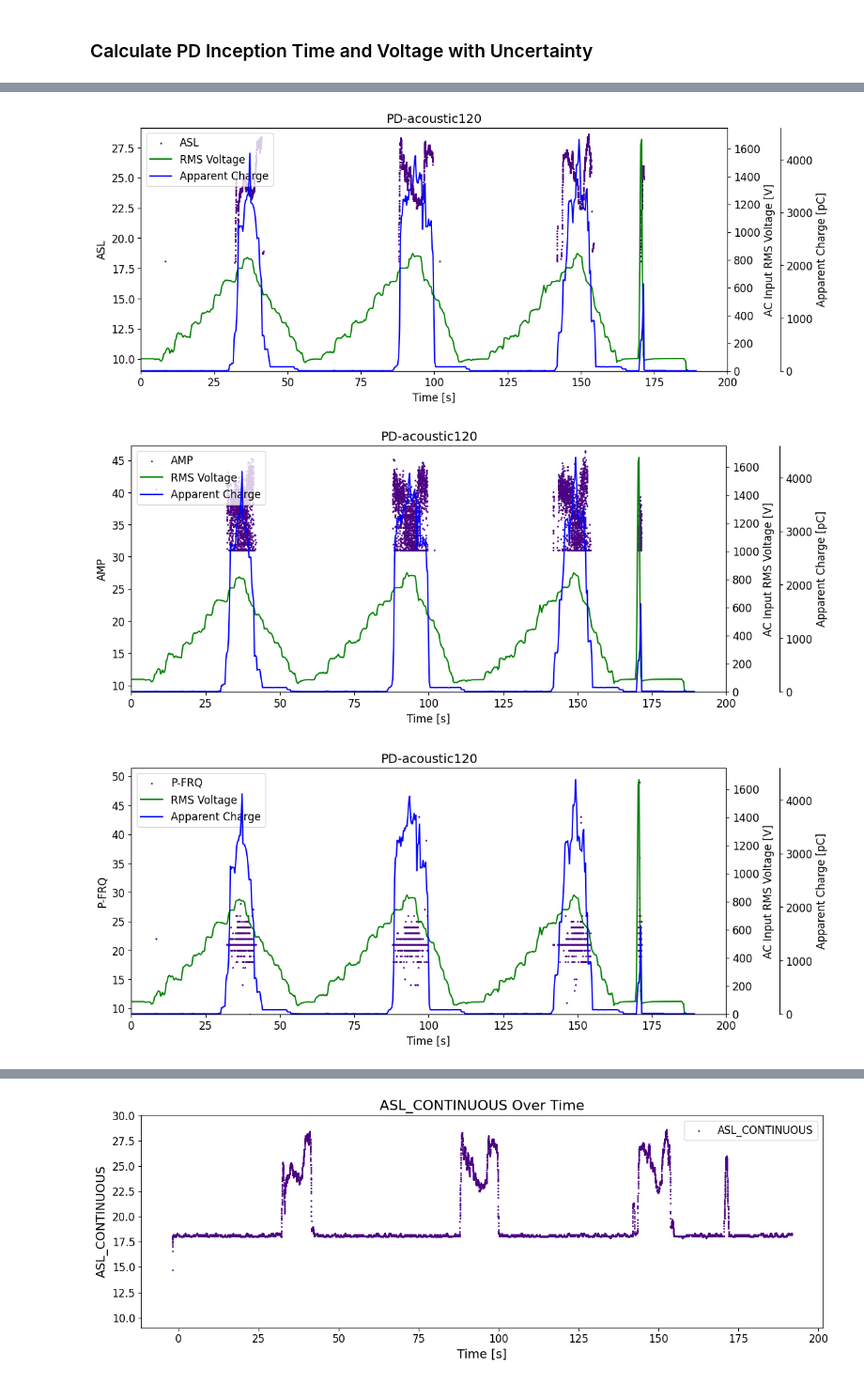
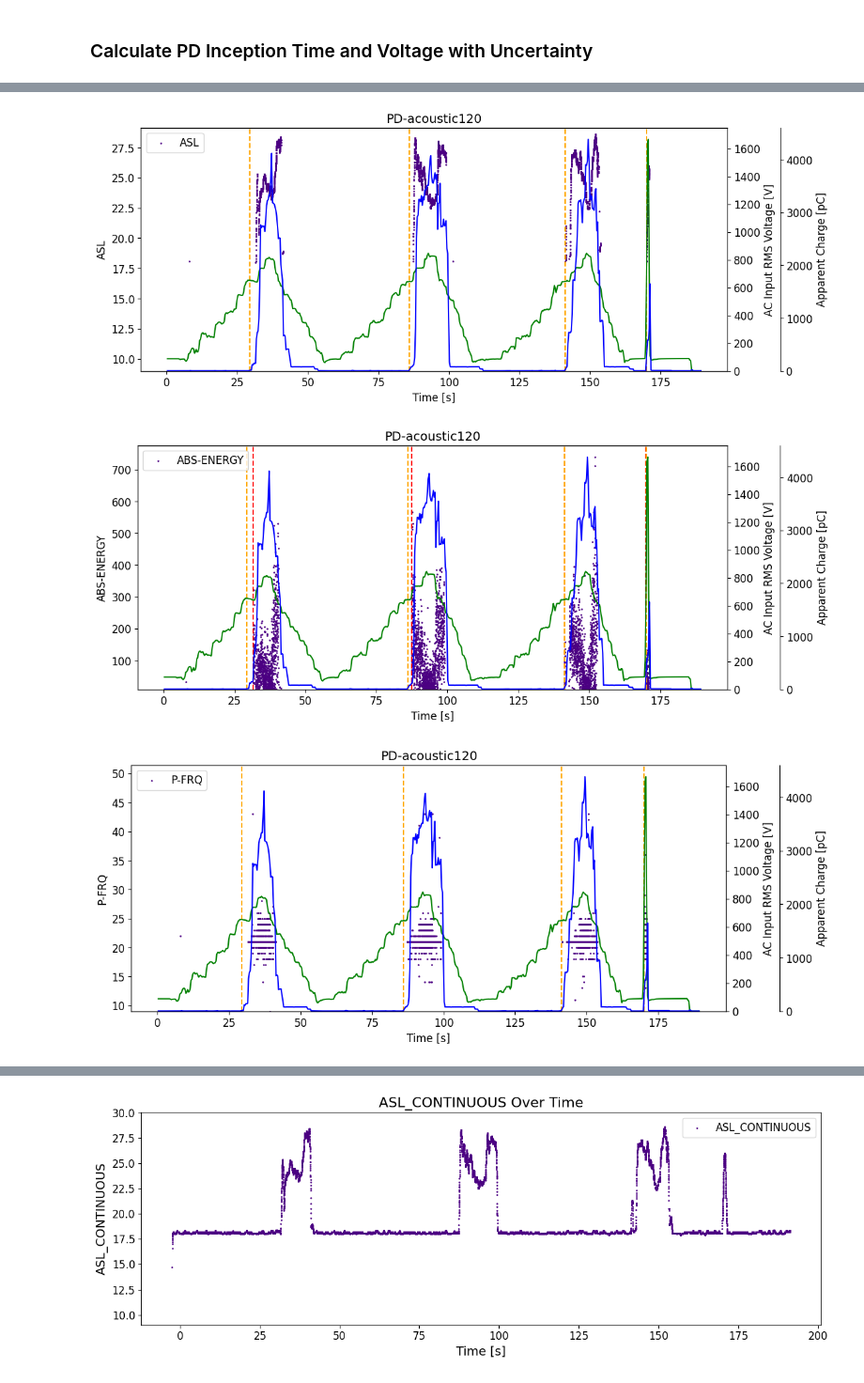
Before and after one commit to spier16/NED3-acoustic-analysis, a Jupyter notebook: Mistras/combined_mistras_MPD_analysis.ipynb, the cells around one changed output, grey strips where cells are left out. Shown at 94% size. Saved outputs shown, nothing was run; the diff lists cells and outputs as text; code cells hidden in the pictures.

```diff
--- a/Mistras/combined_mistras_MPD_analysis.ipynb
+++ b/Mistras/combined_mistras_MPD_analysis.ipynb
@@ -1169,19 +1171,23 @@ plot_single_AE_feature(
     width=12,
     height=5,
     title=folder_name,
-    ae_ymin=9
+    ae_ymin=9,
+    # PDI_times_ae=ae_inceptions,
+    PDI_times_elec=elec_inceptions,
     # vertical_line_time=13.85,
     # time_error=expected_user_error
 )
 
 plot_single_AE_feature(
     mistras_df,
-    {'name': 'AMP', 'plot_type': 'scatter'},
+    {'name': 'ABS-ENERGY', 'plot_type': 'scatter'},
     time_range=time_range,
     width=12,
     height=5,
     title=folder_name,
-    ae_ymin=9
+    ae_ymin=9,
+    PDI_times_ae=ae_inceptions,
+    PDI_times_elec=elec_inceptions,
     # vertical_line_time=13.85,
     # time_error=expected_user_error
 )
@@ -1193,7 +1199,9 @@ plot_single_AE_feature(
     width=12,
     height=5,
     title=folder_name,
-    ae_ymin=9
+    ae_ymin=9,
+    # PDI_times_ae=ae_inceptions,
+    PDI_times_elec=elec_inceptions,
     # vertical_line_time=13.85,
     # time_error=expected_user_error
 )
@@ -1201,33 +1209,36 @@ plot_single_AE_feature(
 plot_single_AE_feature(
     mistras_tdd_df,
     {'name': 'ASL_CONTINUOUS', 'plot_type': 'line'},
     time_range=time_range,
     # time_range=(15,75),
     width=12,
     height=5,
     title=folder_name,
     ae_ymin=9,
+    PDI_times_ae=ae_inceptions,
+    PDI_times_elec=elec_inceptions,
     # vertical_line_time=41.884317,
     time_error=expected_user_error
 )
 
 # start = mistras_tdd_df['TIME'].min()
 end = mistras_tdd_df['TIME'].max()
 start = 0
 masked_df = mistras_tdd_df[(mistras_tdd_df['TIME'] >= start) & (mistras_tdd_df['TIME'] <= end)]
 plot_single_AE_feature(
     masked_df,
     {'name': 'ASL_CONTINUOUS', 'plot_type': 'line'},
     # time_range=(20,45),
     time_range=time_range,
     width=12,
     height=5,
     title=folder_name,
     ae_ymin=9,
+    PDI_times_ae=ae_inceptions,
     # vertical_line_time=41.884317,
     time_error=expected_user_error
 )
 # %% [output]
-[figure, old version]
+[figure, new version]
-[figure, old version]
+[figure, new version]
-[figure, old version]
+[figure, new version]
```
Also changed, not shown: parts of 6 cells of this notebook, 4 other files.
